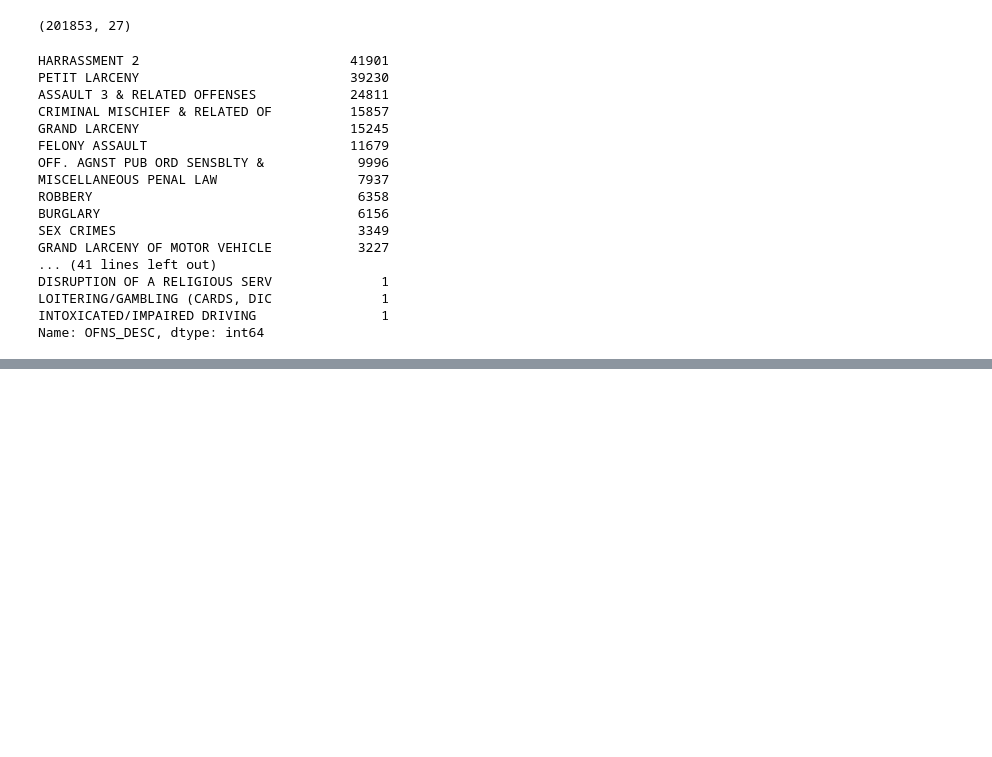
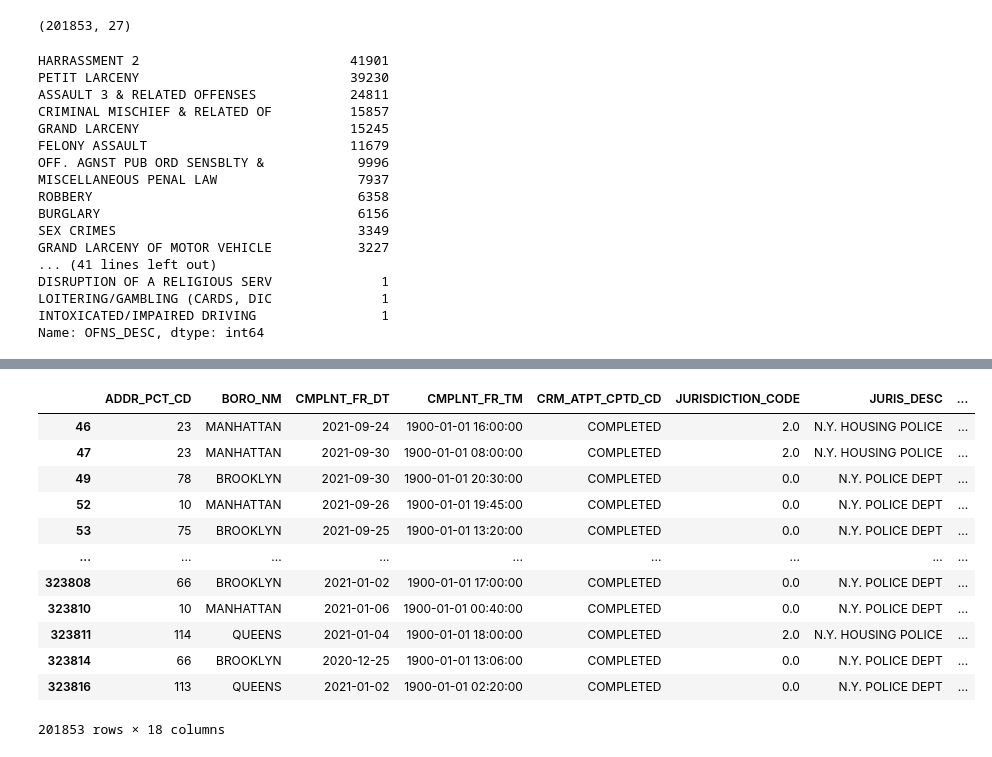
Before and after one commit to Hoots-25/NYPD_Analysis, a Jupyter notebook: Violent_Crime_DataFrame.ipynb, the cells around one changed output, grey strips where cells are left out. Saved outputs shown, nothing was run; the diff lists cells and outputs as text; code cells hidden in the pictures; blank space fills up the shorter version.

```diff
--- a/Violent_Crime_DataFrame.ipynb
+++ b/Violent_Crime_DataFrame.ipynb
@@ -102,0 +105,4 @@ violent_crime_df.to_csv("./Resources/violent_crime.csv")
+# %%
+rfm_violent_crime_df = violent_crime_df.drop(columns=["CMPLNT_NUM","Latitude","Longitude","OFNS_DESC","RPT_DT","PD_DESC","CMPLNT_TO_TM","CMPLNT_TO_DT",
+                                                     "KY_CD","PD_CD"])
+rfm_violent_crime_df.shape
@@ -102,0 +111,4 @@ violent_crime_df.to_csv("./Resources/violent_crime.csv")
+# %%
+rfm_violent_crime_df["CMPLNT_FR_DT"] = pd.to_datetime(rfm_violent_crime_df['CMPLNT_FR_DT'],errors = 'coerce')
+
+rfm_violent_crime_df["CMPLNT_FR_TM"] = pd.to_datetime(rfm_violent_crime_df['CMPLNT_FR_TM'],format="%H:%M:%S",errors = 'coerce')
@@ -102,0 +137,16 @@ violent_crime_df.to_csv("./Resources/violent_crime.csv")
+# %%
+rfm_violent_crime_df
+# %% [output]
+|  | ADDR_PCT_CD | BORO_NM | CMPLNT_FR_DT | CMPLNT_FR_TM | CRM_ATPT_CPTD_CD | JURISDICTION_CODE | JURIS_DESC | ... |
+| 46 | 23 | MANHATTAN | 2021-09-24 | 1900-01-01 16:00:00 | COMPLETED | 2.0 | N.Y. HOUSING POLICE | ... |
+| 47 | 23 | MANHATTAN | 2021-09-30 | 1900-01-01 08:00:00 | COMPLETED | 2.0 | N.Y. HOUSING POLICE | ... |
+| 49 | 78 | BROOKLYN | 2021-09-30 | 1900-01-01 20:30:00 | COMPLETED | 0.0 | N.Y. POLICE DEPT | ... |
+| 52 | 10 | MANHATTAN | 2021-09-26 | 1900-01-01 19:45:00 | COMPLETED | 0.0 | N.Y. POLICE DEPT | ... |
+| 53 | 75 | BROOKLYN | 2021-09-25 | 1900-01-01 13:20:00 | COMPLETED | 0.0 | N.Y. POLICE DEPT | ... |
+| ... | ... | ... | ... | ... | ... | ... | ... | ... |
+| 323808 | 66 | BROOKLYN | 2021-01-02 | 1900-01-01 17:00:00 | COMPLETED | 0.0 | N.Y. POLICE DEPT | ... |
+| 323810 | 10 | MANHATTAN | 2021-01-06 | 1900-01-01 00:40:00 | COMPLETED | 0.0 | N.Y. POLICE DEPT | ... |
+| 323811 | 114 | QUEENS | 2021-01-04 | 1900-01-01 18:00:00 | COMPLETED | 2.0 | N.Y. HOUSING POLICE | ... |
+| 323814 | 66 | BROOKLYN | 2020-12-25 | 1900-01-01 13:06:00 | COMPLETED | 0.0 | N.Y. POLICE DEPT | ... |
+| 323816 | 113 | QUEENS | 2021-01-02 | 1900-01-01 02:20:00 | COMPLETED | 0.0 | N.Y. POLICE DEPT | ... |
+201853 rows × 18 columns
```
Also changed, not shown: parts of 19 cells of this notebook, 3 other files.
